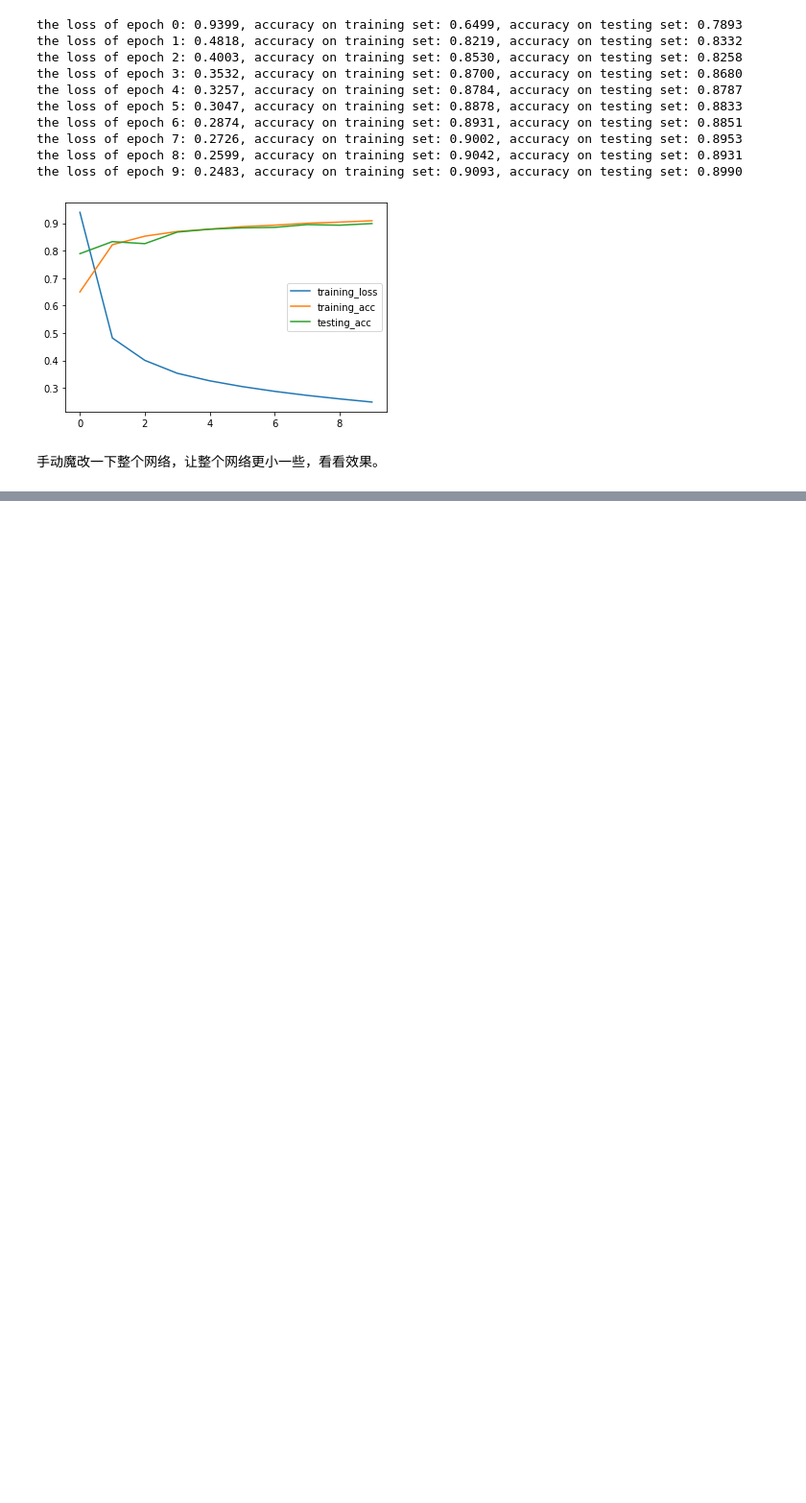
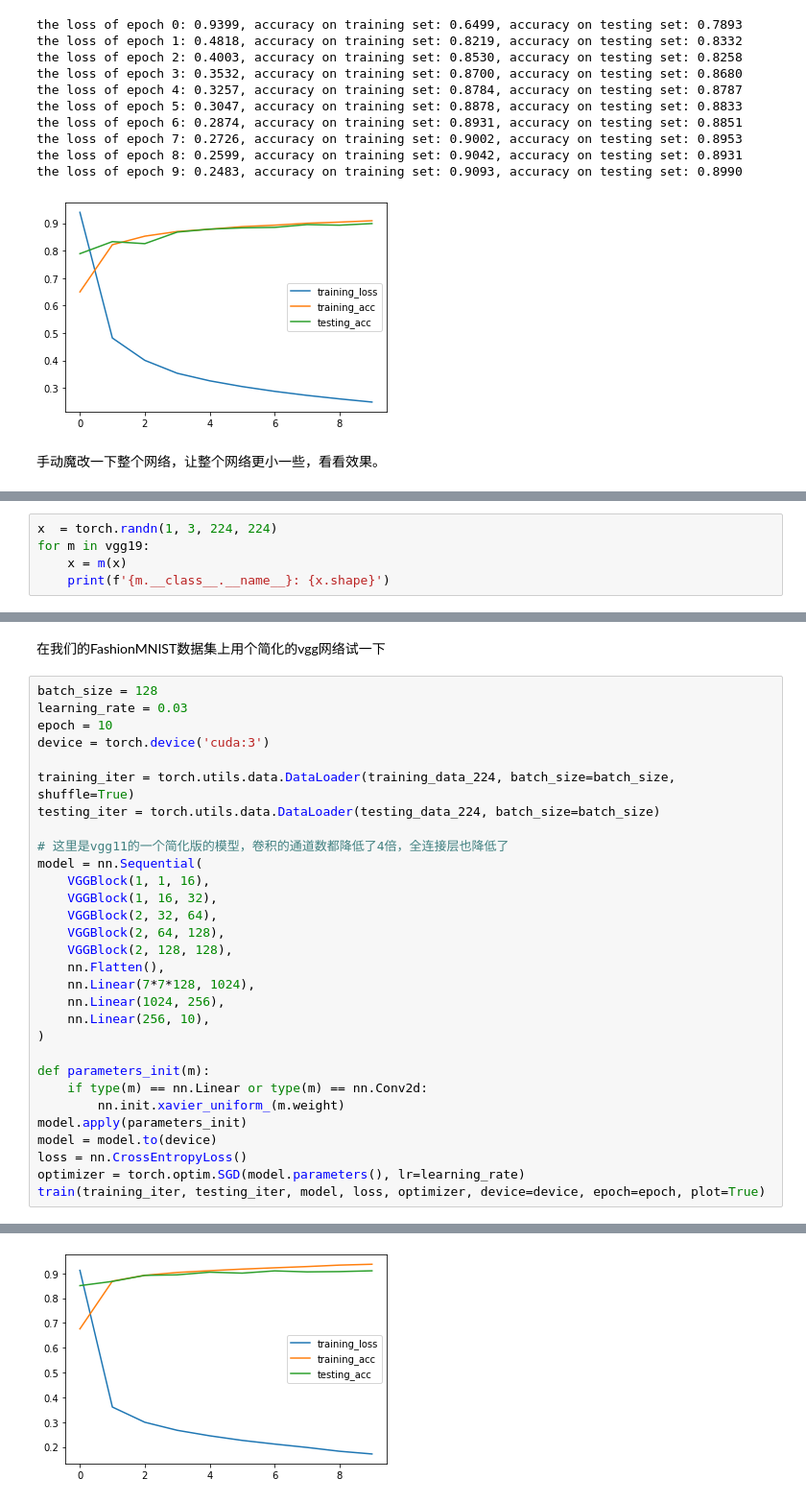
Before and after one commit to ronnyyoung/python-machine-learning, a Jupyter notebook: deep-learning/pytorch-notes/cnn_networks.ipynb, the cells around one changed output, grey strips where cells are left out. Shown at 96% size. Saved outputs shown, nothing was run; the diff lists cells and outputs as text; blank space fills up the shorter version.

```diff
--- a/deep-learning/pytorch-notes/cnn_networks.ipynb
+++ b/deep-learning/pytorch-notes/cnn_networks.ipynb
@@ -345,0 +401,5 @@ the loss of epoch 9: 0.2896, accuracy on training set: 0.8942, accuracy on testi
+# %%
+x  = torch.randn(1, 3, 224, 224)
+for m in vgg19:
+    x = m(x)
+    print(f'{m.__class__.__name__}: {x.shape}')
@@ -345,0 +416,33 @@ the loss of epoch 9: 0.2896, accuracy on training set: 0.8942, accuracy on testi
+# %% [markdown]
+在我们的FashionMNIST数据集上用个简化的vgg网络试一下
+# %%
+batch_size = 128
+learning_rate = 0.03
+epoch = 10
+device = torch.device('cuda:3')
+
+training_iter = torch.utils.data.DataLoader(training_data_224, batch_size=batch_size, shuffle=True)
+testing_iter = torch.utils.data.DataLoader(testing_data_224, batch_size=batch_size)
+
+# 这里是vgg11的一个简化版的模型，卷积的通道数都降低了4倍，全连接层也降低了
+model = nn.Sequential(
+    VGGBlock(1, 1, 16),
+    VGGBlock(1, 16, 32),
+    VGGBlock(2, 32, 64),
+    VGGBlock(2, 64, 128),
+    VGGBlock(2, 128, 128),
+    nn.Flatten(),
+    nn.Linear(7*7*128, 1024),
+    nn.Linear(1024, 256),
+    nn.Linear(256, 10),
+)
+
+def parameters_init(m):
+    if type(m) == nn.Linear or type(m) == nn.Conv2d:
+        nn.init.xavier_uniform_(m.weight)
+model.apply(parameters_init)
+model = model.to(device)
+loss = nn.CrossEntropyLoss()
+optimizer = torch.optim.SGD(model.parameters(), lr=learning_rate)
+train(training_iter, testing_iter, model, loss, optimizer, device=device, epoch=epoch, plot=True)
+# %% [output]
@@ -345,0 +459 @@ the loss of epoch 9: 0.2896, accuracy on training set: 0.8942, accuracy on testi
+[figure, added]
```
Also changed, not shown: parts of 10 cells of this notebook, 9 other files.
